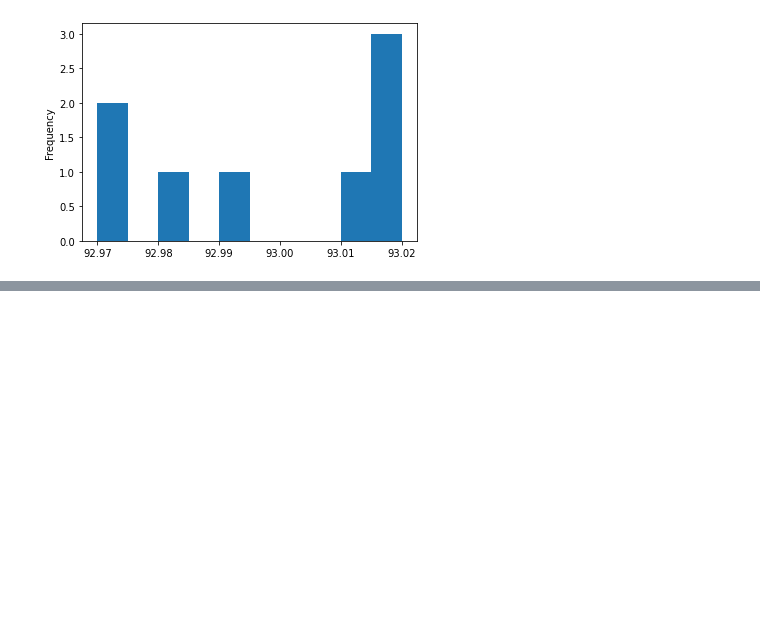
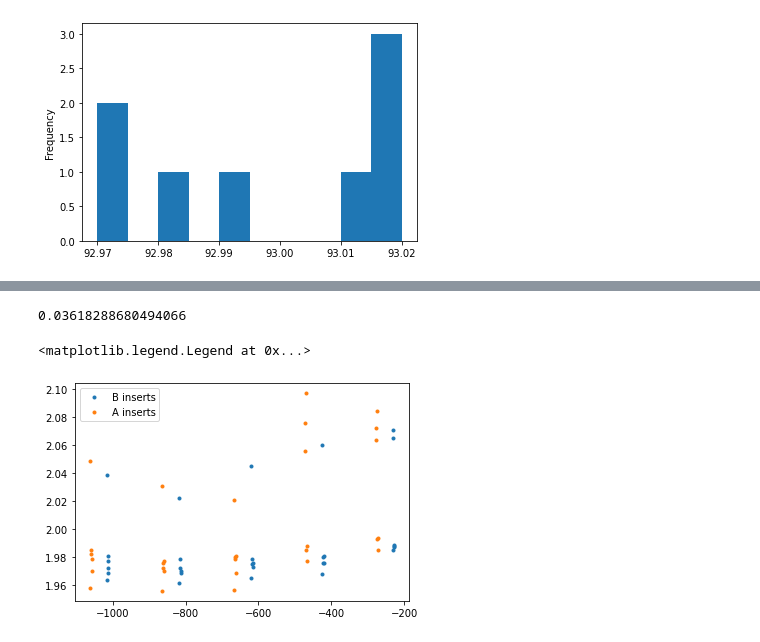
Before and after one commit to echabert/CMMPyAna, a Jupyter notebook: PandaAna.ipynb, the cells around one changed output, grey strips where cells are left out. Cells and saved outputs as stored; diff of their text form; code cells hidden in the pictures; blank space fills up the shorter version.

```diff
--- a/PandaAna.ipynb
+++ b/PandaAna.ipynb
@@ -206,3 +186,7 @@ print("stdev = ",(a.std()))
 mean =  92.9975
 stdev =  0.022519832529190965
 [figure]
+# %%
+import pandas as pd
+import matplotlib.pyplot as plt
+dfp = pd.read_csv("points.csv")
@@ -208,0 +230,19 @@ stdev =  0.022519832529190965
+# %%
+#(dfp[(dfp["face"].str.startswith('H'))&(dfp["letter"].str.match('B'))]["y"])
+(dfp[(dfp["y"]<4)&(dfp["face"].str.startswith('H'))]["y"]).std()
+# %% [output]
+0.03618288680494066
+# %%
+y = (dfp[(dfp["face"].str.startswith('H'))&(dfp["letter"].str.match('B'))]["x"])
+x = abs(dfp[(dfp["face"].str.startswith('H'))&(dfp["letter"].str.match('B'))]["y"])
+ax = plt.plot(y,x,linestyle = 'None', marker='o',label="B inserts",markersize=3)
+y = (dfp[(dfp["face"].str.startswith('H'))&(dfp["letter"].str.match('A'))]["x"])
+x = abs(dfp[(dfp["face"].str.startswith('H'))&(dfp["letter"].str.match('A'))]["y"])
+ax = plt.plot(y,x,linestyle = 'None', marker='o',label="A inserts",markersize=3)
+#y = abs(dfp[(dfp["face"].str.startswith('H'))&(dfp["letter"].str.match('C'))]["y"])
+#x= abs(dfp[(dfp["face"].str.startswith('H'))&(dfp["letter"].str.match('C'))]["z"])
+#ax = plt.plot(x,y,linestyle = 'None', marker='s',label="C inserts")
+plt.legend()
+# %% [output]
+<matplotlib.legend.Legend at 0x...>
+[figure, added]
```
Also changed, not shown: parts of 51 cells of this notebook.
